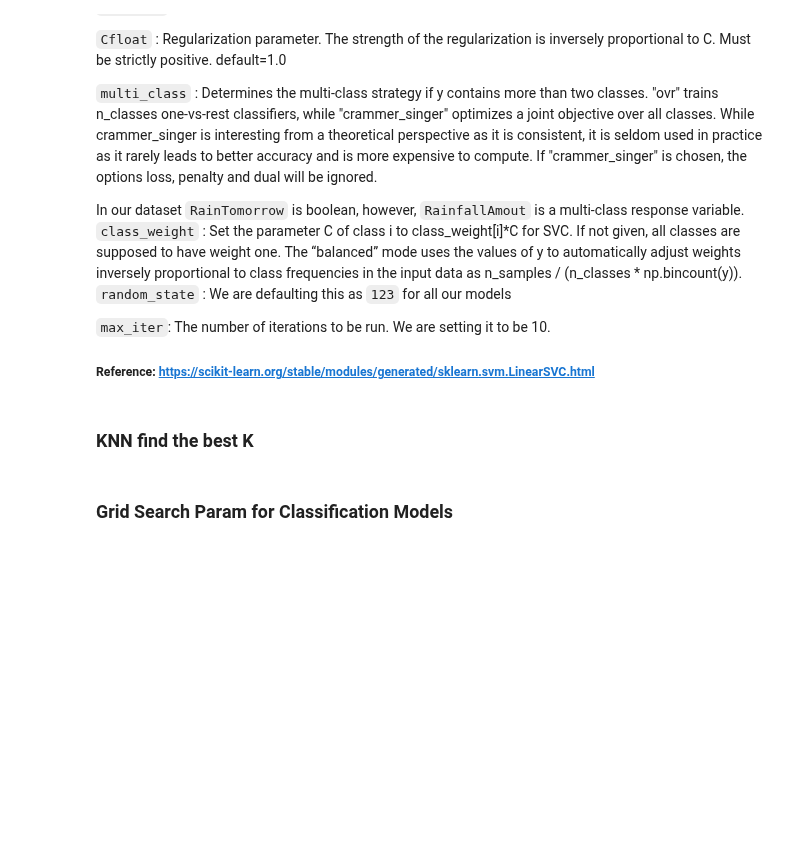
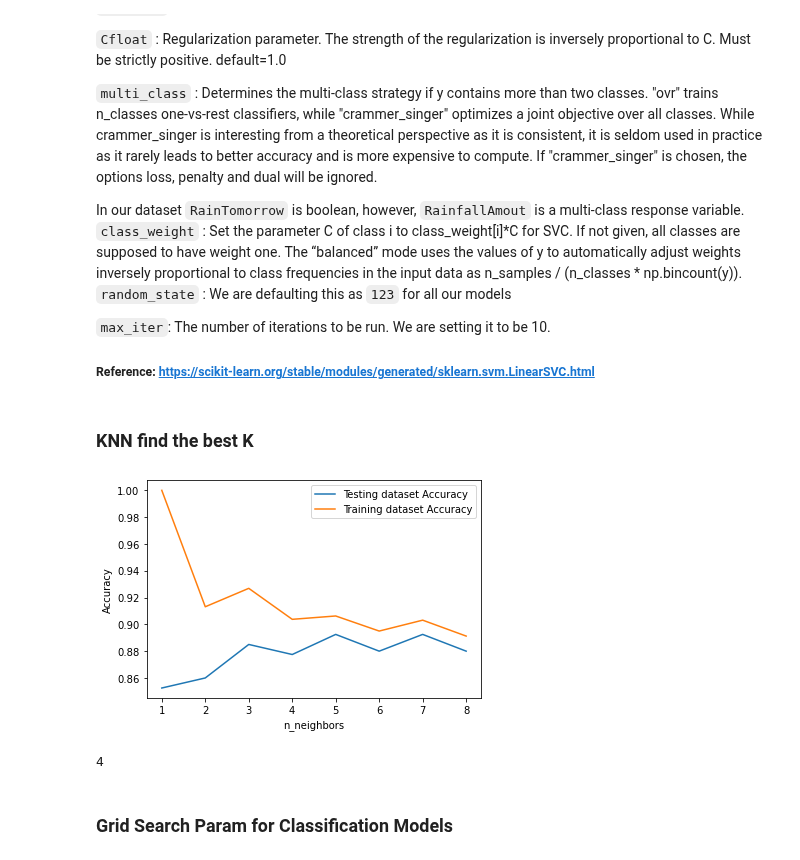
Before and after one commit to ravisiv/AussieWeatherEDA, a Jupyter notebook: Lab2_Group3_Chowdhury_Mittal_Srivastava_Sivaraman.ipynb, the cells around one changed output. Cells and saved outputs as stored; diff of their text form; code cells hidden in the pictures; blank space fills up the shorter version.

```diff
--- a/Lab2_Group3_Chowdhury_Mittal_Srivastava_Sivaraman.ipynb
+++ b/Lab2_Group3_Chowdhury_Mittal_Srivastava_Sivaraman.ipynb
@@ -171,7 +234,7 @@ def rain_classifier(row):
 
 df_model["RainfallAmount"] = df_impute.apply(rain_classifier, axis=1)
 # %%
-df_model = df_model.head(14000)
+df_model = df_model.head(2000)
 # %% [markdown]
 ### Data Distribution
 
@@ -603,34 +715,40 @@ import matplotlib.pyplot as plt
 X_train, X_test, y_train, y_test = train_test_split(
              X, y, test_size = 0.2, random_state=123)
 
 neighbors = np.arange(1, 9)
 train_accuracy = np.empty(len(neighbors))
 test_accuracy = np.empty(len(neighbors))
 
 # Loop over K values
 for i, k in enumerate(neighbors):
     knn = KNeighborsClassifier(n_neighbors=k)
     knn.fit(X_train, y_train)
 
     # Compute traning and test data accuracy
     train_accuracy[i] = knn.score(X_train, y_train)
     test_accuracy[i] = knn.score(X_test, y_test)
 
 # Generate plot
 plt.plot(neighbors, test_accuracy, label = 'Testing dataset Accuracy')
 plt.plot(neighbors, train_accuracy, label = 'Training dataset Accuracy')
 
 plt.legend()
 plt.xlabel('n_neighbors')
 plt.ylabel('Accuracy')
 plt.show()
 
 max_accuracy = max_value = max(test_accuracy)
 
-best_k = test_accuracy.index(max_accuracy)
+best_k = np.argmax(test_accuracy)
 
 
 #Reference for KNN: https://www.geeksforgeeks.org/k-nearest-neighbor-algorithm-in-python/
+# %% [output]
+[figure, added]
+# %%
+np.argmax(test_accuracy)
+# %% [output]
+4
 # %% [markdown]
 ### Grid Search Param for Classification Models
 # %%
```
Also changed, not shown: parts of 16 cells of this notebook.
